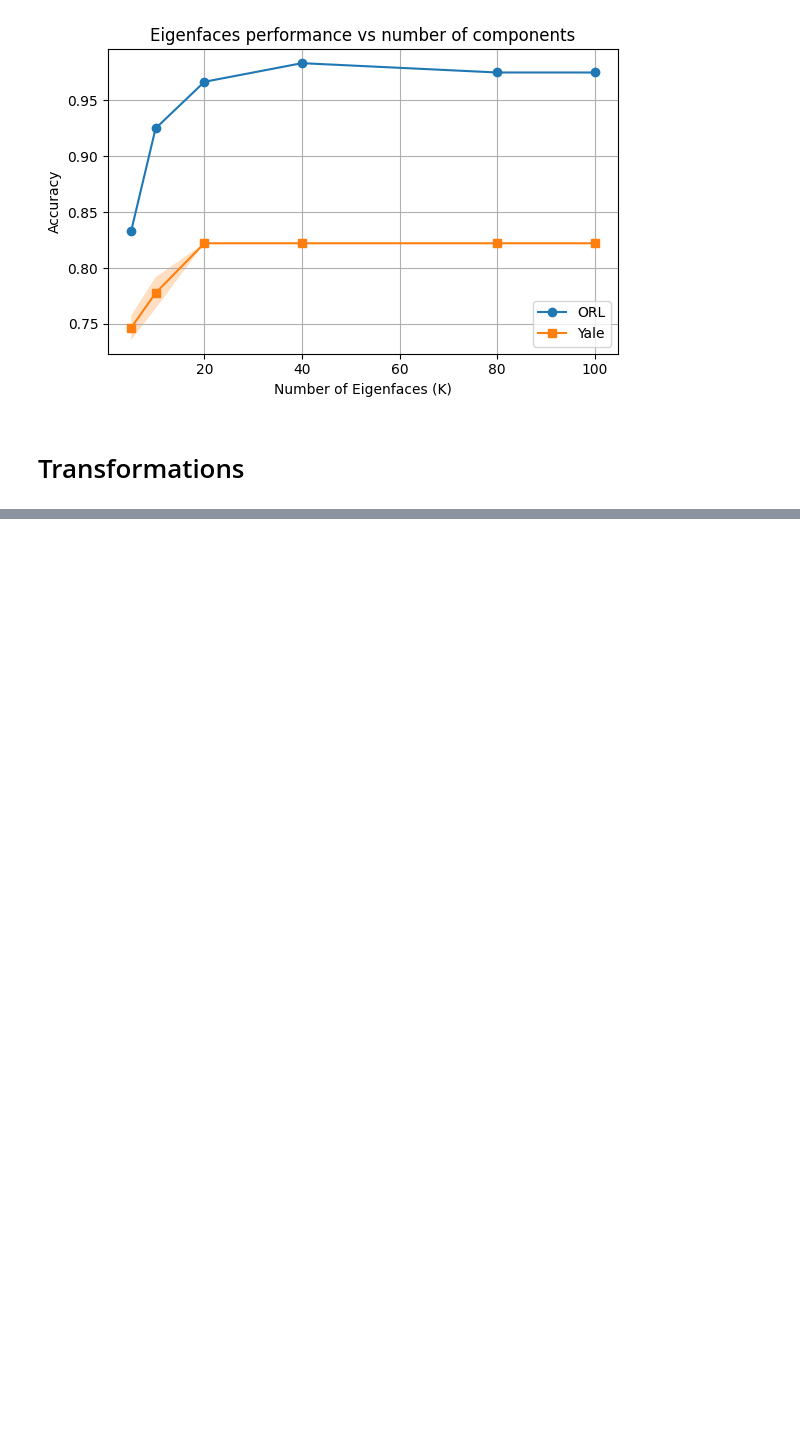
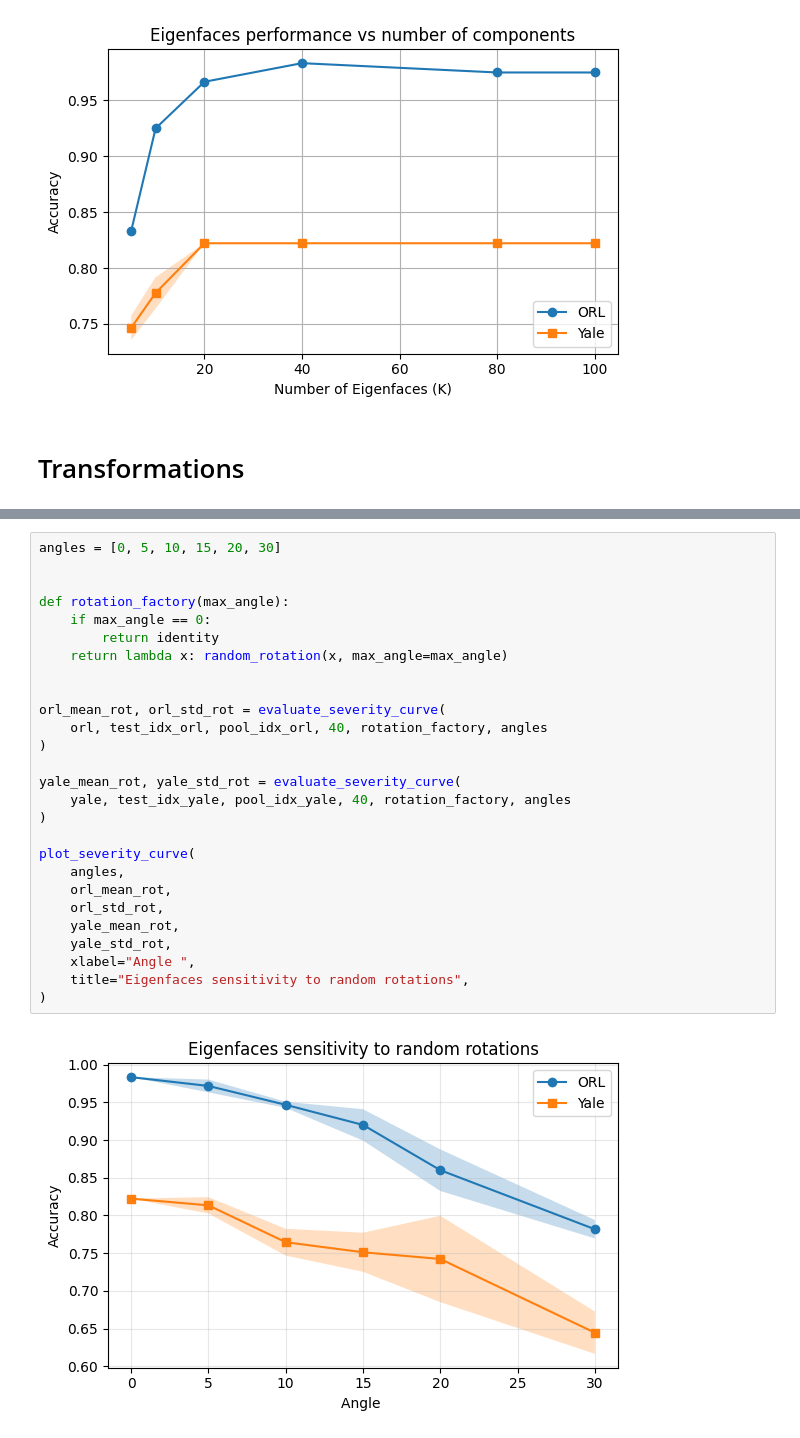
Before and after one commit to JeanJNMV/MDS-VIC_Face_Recognition, a Jupyter notebook: notebooks/F_20_RobustnessEigenFaces.ipynb, the cells around one changed output, grey strips where cells are left out. Cells and saved outputs as stored; diff of their text form; blank space fills up the shorter version.

```diff
--- a/notebooks/F_20_RobustnessEigenFaces.ipynb
+++ b/notebooks/F_20_RobustnessEigenFaces.ipynb
@@ -80,0 +322,29 @@ plt.tight_layout()
+# %%
+angles = [0, 5, 10, 15, 20, 30]
+
+
+def rotation_factory(max_angle):
+    if max_angle == 0:
+        return identity
+    return lambda x: random_rotation(x, max_angle=max_angle)
+
+
+orl_mean_rot, orl_std_rot = evaluate_severity_curve(
+    orl, test_idx_orl, pool_idx_orl, 40, rotation_factory, angles
+)
+
+yale_mean_rot, yale_std_rot = evaluate_severity_curve(
+    yale, test_idx_yale, pool_idx_yale, 40, rotation_factory, angles
+)
+
+plot_severity_curve(
+    angles,
+    orl_mean_rot,
+    orl_std_rot,
+    yale_mean_rot,
+    yale_std_rot,
+    xlabel="Angle ",
+    title="Eigenfaces sensitivity to random rotations",
+)
+# %% [output]
+[figure, added]
```
Also changed, not shown: parts of 12 cells of this notebook, 5 other files.
